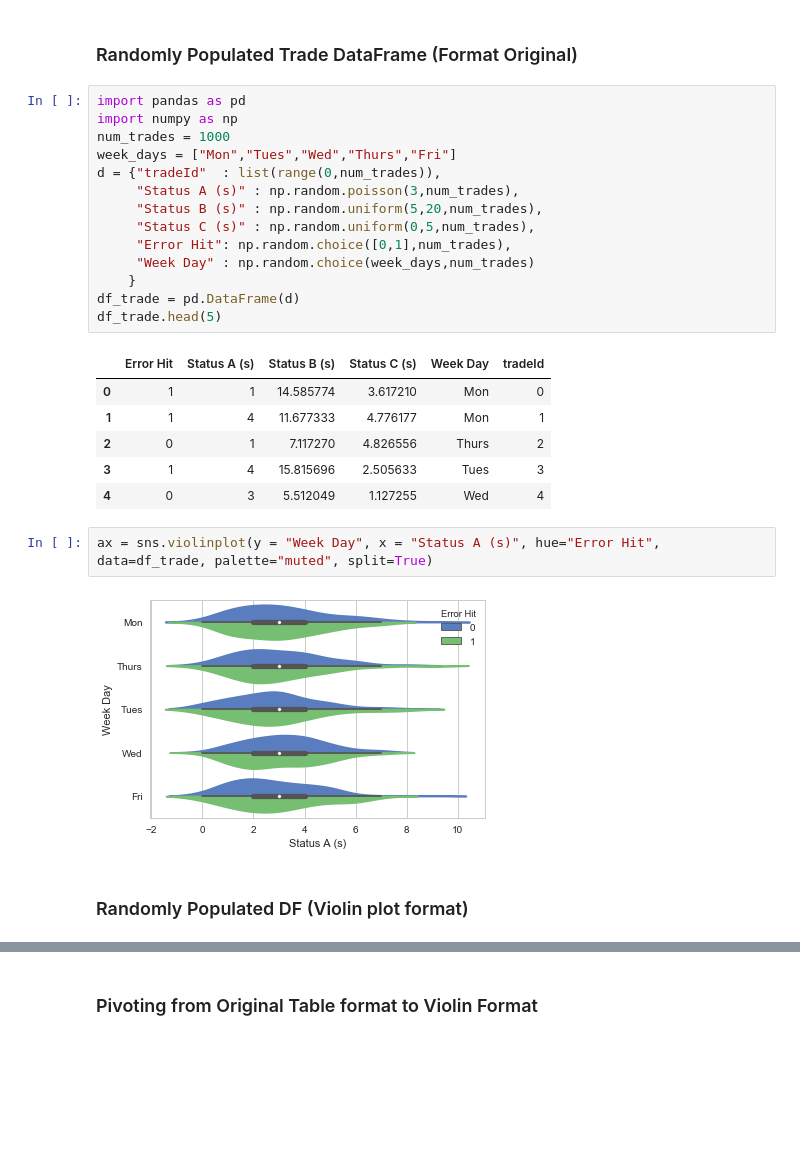
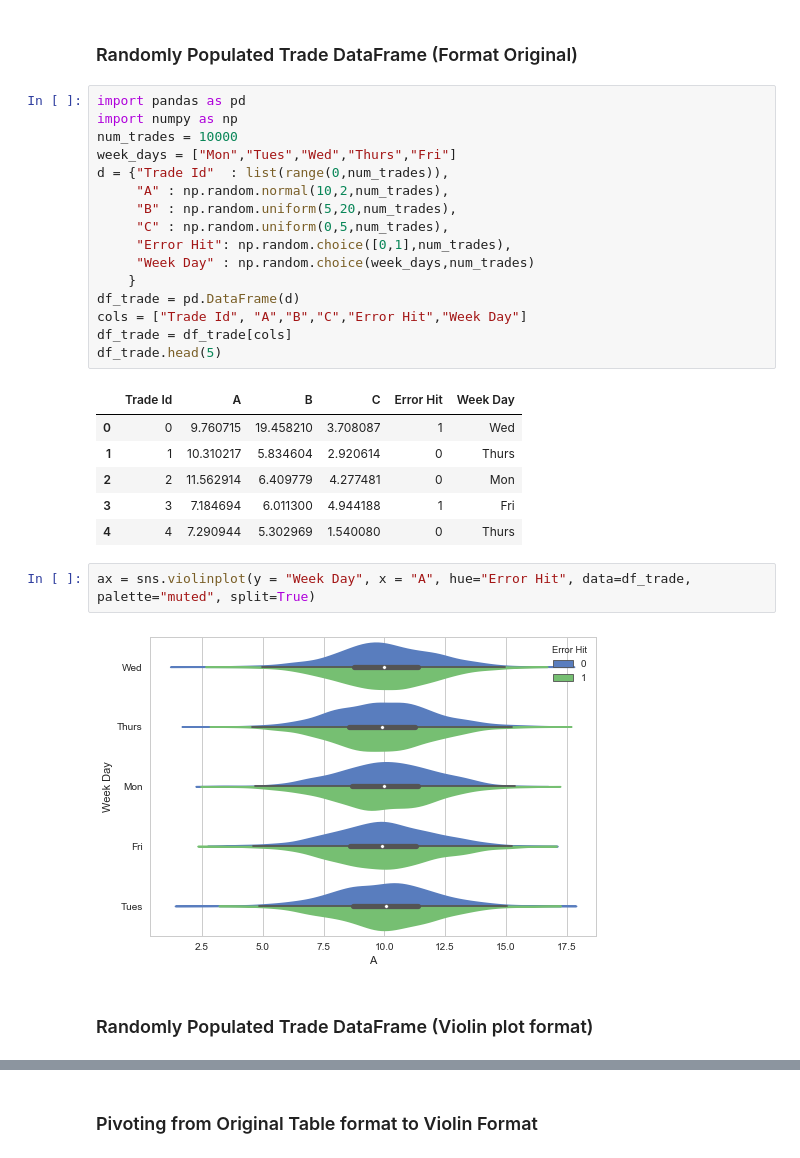
Before and after one commit to t-wallner/PlottingFun, a Jupyter notebook: TradingPlotter/Seaborn.ipynb, the cells around one changed output, grey strips where cells are left out. Cells and saved outputs as stored; diff of their text form; blank space fills up the shorter version.

```diff
--- a/TradingPlotter/Seaborn.ipynb
+++ b/TradingPlotter/Seaborn.ipynb
@@ -27,28 +29,30 @@ ax = sns.violinplot(x="day", y="total_bill", hue="smoker",data=tips, palette="mu
 # %%
 import pandas as pd
 import numpy as np
-num_trades = 1000
+num_trades = 10000
 week_days = ["Mon","Tues","Wed","Thurs","Fri"]
-d = {"tradeId"  : list(range(0,num_trades)),
-     "Status A (s)" : np.random.poisson(3,num_trades),
-     "Status B (s)" : np.random.uniform(5,20,num_trades),
-     "Status C (s)" : np.random.uniform(0,5,num_trades),
+d = {"Trade Id"  : list(range(0,num_trades)),
+     "A" : np.random.normal(10,2,num_trades),
+     "B" : np.random.uniform(5,20,num_trades),
+     "C" : np.random.uniform(0,5,num_trades),
      "Error Hit": np.random.choice([0,1],num_trades),
      "Week Day" : np.random.choice(week_days,num_trades)
     }
 df_trade = pd.DataFrame(d)
+cols = ["Trade Id", "A","B","C","Error Hit","Week Day"]
+df_trade = df_trade[cols]
 df_trade.head(5)
 # %% [output]
-|  | Error Hit | Status A (s) | Status B (s) | Status C (s) | Week Day | tradeId |
-| 0 | 1 | 1 | 14.585774 | 3.617210 | Mon | 0 |
-| 1 | 1 | 4 | 11.677333 | 4.776177 | Mon | 1 |
-| 2 | 0 | 1 | 7.117270 | 4.826556 | Thurs | 2 |
-| 3 | 1 | 4 | 15.815696 | 2.505633 | Tues | 3 |
-| 4 | 0 | 3 | 5.512049 | 1.127255 | Wed | 4 |
+|  | Trade Id | A | B | C | Error Hit | Week Day |
+| 0 | 0 | 9.760715 | 19.458210 | 3.708087 | 1 | Wed |
+| 1 | 1 | 10.310217 | 5.834604 | 2.920614 | 0 | Thurs |
+| 2 | 2 | 11.562914 | 6.409779 | 4.277481 | 0 | Mon |
+| 3 | 3 | 7.184694 | 6.011300 | 4.944188 | 1 | Fri |
+| 4 | 4 | 7.290944 | 5.302969 | 1.540080 | 0 | Thurs |
 # %%
-ax = sns.violinplot(y = "Week Day", x = "Status A (s)", hue="Error Hit", data=df_trade, palette="muted", split=True)
+ax = sns.violinplot(y = "Week Day", x = "A", hue="Error Hit", data=df_trade, palette="muted", split=True)
 # %% [output]
-[figure, old version]
+[figure, new version]
 # %% [markdown]
-### Randomly Populated DF (Violin plot format)
+### Randomly Populated Trade DataFrame (Violin plot format)
 # %%
```
Also changed, not shown: parts of 9 cells of this notebook.
